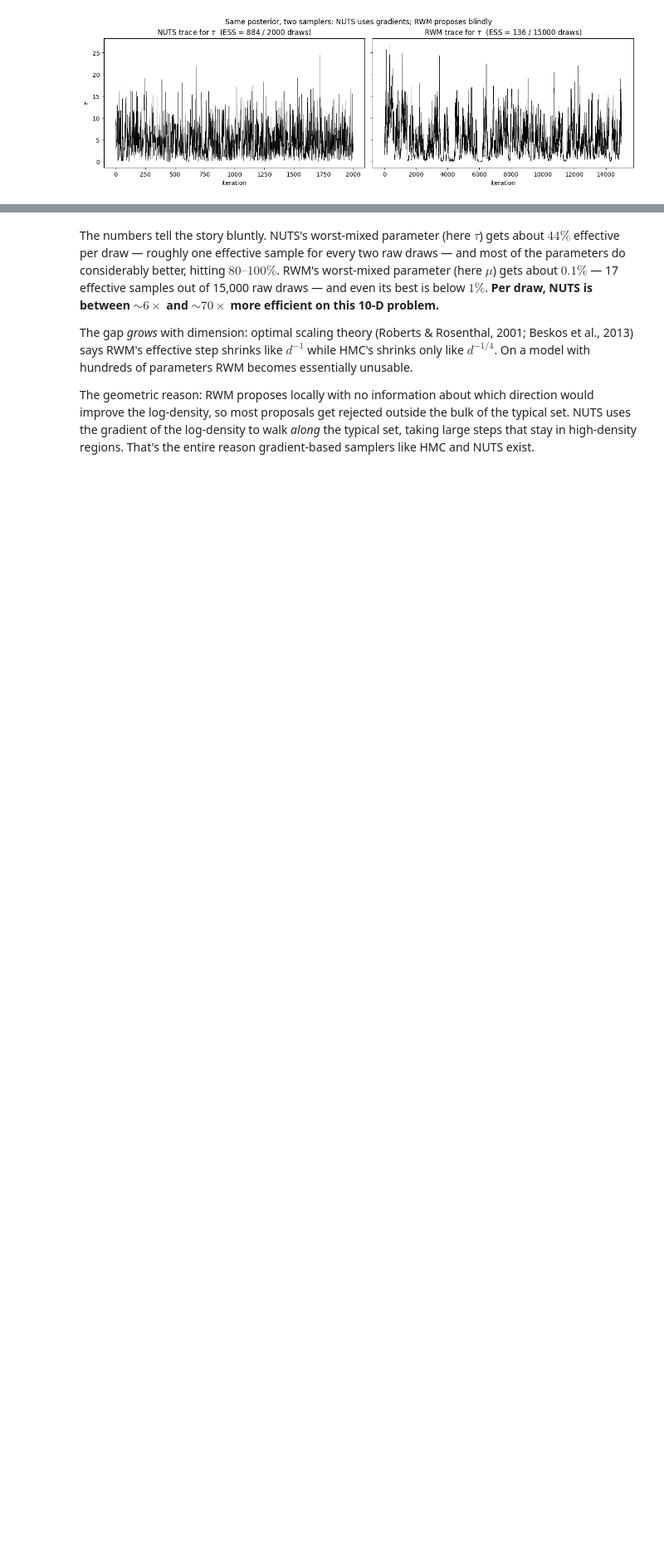
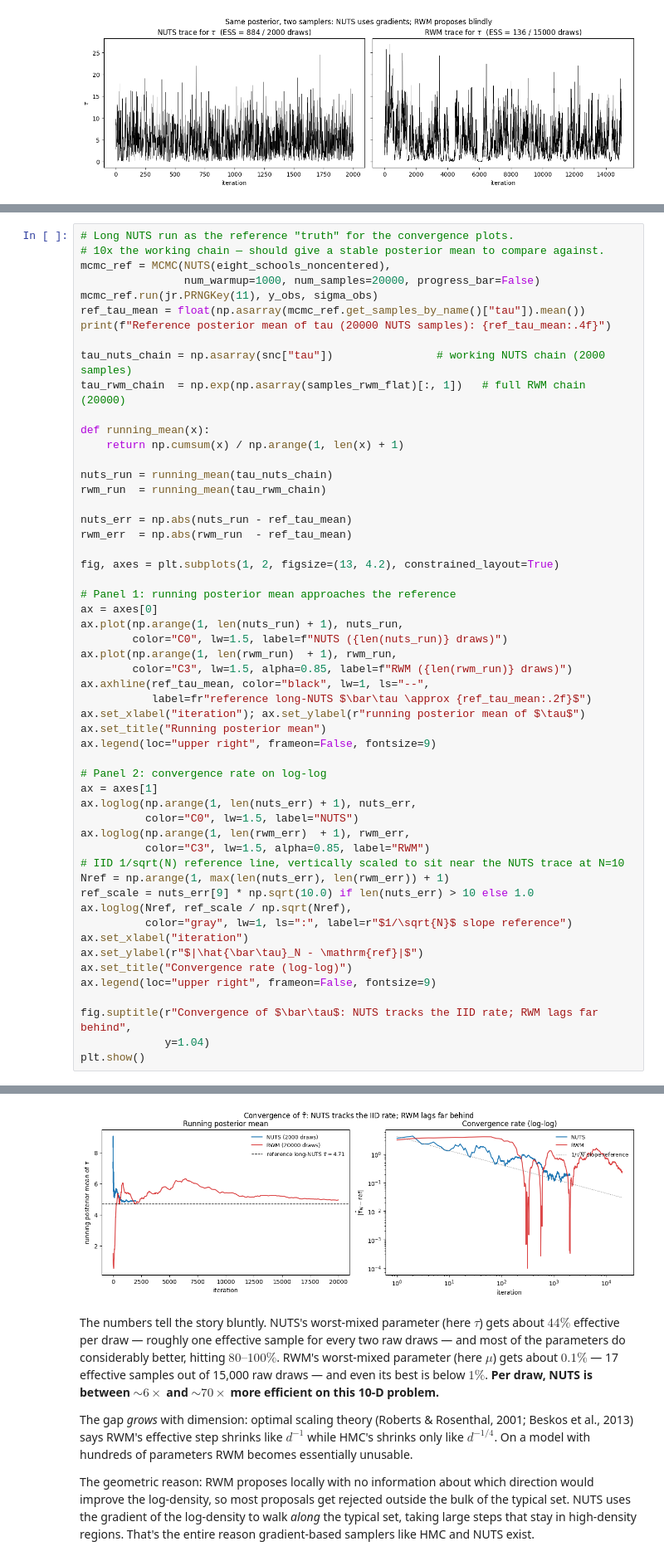
Before and after one commit to datvo06/effectful_mcmc, a Jupyter notebook: docs/quickstart.ipynb, the cells around one changed output, grey strips where cells are left out. Shown at 83% size. Saved outputs shown, nothing was run; the diff lists cells and outputs as text; blank space fills up the shorter version.

```diff
--- a/docs/quickstart.ipynb
+++ b/docs/quickstart.ipynb
@@ -465,0 +482,55 @@ plt.show()
+# %%
+# Long NUTS run as the reference "truth" for the convergence plots.
+# 10x the working chain — should give a stable posterior mean to compare against.
+mcmc_ref = MCMC(NUTS(eight_schools_noncentered),
+                num_warmup=1000, num_samples=20000, progress_bar=False)
+mcmc_ref.run(jr.PRNGKey(11), y_obs, sigma_obs)
+ref_tau_mean = float(np.asarray(mcmc_ref.get_samples_by_name()["tau"]).mean())
+print(f"Reference posterior mean of tau (20000 NUTS samples): {ref_tau_mean:.4f}")
+
+tau_nuts_chain = np.asarray(snc["tau"])                # working NUTS chain (2000 samples)
+tau_rwm_chain  = np.exp(np.asarray(samples_rwm_flat)[:, 1])   # full RWM chain (20000)
+
+def running_mean(x):
+    return np.cumsum(x) / np.arange(1, len(x) + 1)
+
+nuts_run = running_mean(tau_nuts_chain)
+rwm_run  = running_mean(tau_rwm_chain)
+
+nuts_err = np.abs(nuts_run - ref_tau_mean)
+rwm_err  = np.abs(rwm_run  - ref_tau_mean)
+
+fig, axes = plt.subplots(1, 2, figsize=(13, 4.2), constrained_layout=True)
+
+# Panel 1: running posterior mean approaches the reference
+ax = axes[0]
+ax.plot(np.arange(1, len(nuts_run) + 1), nuts_run,
+        color="C0", lw=1.5, label=f"NUTS ({len(nuts_run)} draws)")
+ax.plot(np.arange(1, len(rwm_run)  + 1), rwm_run,
+        color="C3", lw=1.5, alpha=0.85, label=f"RWM ({len(rwm_run)} draws)")
+ax.axhline(ref_tau_mean, color="black", lw=1, ls="--",
+           label=fr"reference long-NUTS $\bar\tau \approx {ref_tau_mean:.2f}$")
+ax.set_xlabel("iteration"); ax.set_ylabel(r"running posterior mean of $\tau$")
+ax.set_title("Running posterior mean")
+ax.legend(loc="upper right", frameon=False, fontsize=9)
+
+# Panel 2: convergence rate on log-log
+ax = axes[1]
+ax.loglog(np.arange(1, len(nuts_err) + 1), nuts_err,
+          color="C0", lw=1.5, label="NUTS")
+ax.loglog(np.arange(1, len(rwm_err)  + 1), rwm_err,
+          color="C3", lw=1.5, alpha=0.85, label="RWM")
+# IID 1/sqrt(N) reference line, vertically scaled to sit near the NUTS trace at N=10
+Nref = np.arange(1, max(len(nuts_err), len(rwm_err)) + 1)
+ref_scale = nuts_err[9] * np.sqrt(10.0) if len(nuts_err) > 10 else 1.0
+ax.loglog(Nref, ref_scale / np.sqrt(Nref),
+          color="gray", lw=1, ls=":", label=r"$1/\sqrt{N}$ slope reference")
+ax.set_xlabel("iteration")
+ax.set_ylabel(r"$|\hat{\bar\tau}_N - \mathrm{ref}|$")
+ax.set_title("Convergence rate (log-log)")
+ax.legend(loc="upper right", frameon=False, fontsize=9)
+
+fig.suptitle(r"Convergence of $\bar\tau$: NUTS tracks the IID rate; RWM lags far behind",
+             y=1.04)
+plt.show()
+# %% [output]
@@ -466,3 +538,4 @@ plt.show()
+[figure, added]
 # %% [markdown]
 The numbers tell the story bluntly. NUTS's worst-mixed parameter (here $\tau$) gets about $44\%$ effective per draw — roughly one effective sample for every two raw draws — and most of the parameters do considerably better, hitting $80\text{–}100\%$. RWM's worst-mixed parameter (here $\mu$) gets about $0.1\%$ — 17 effective samples out of 15,000 raw draws — and even its best is below $1\%$. **Per draw, NUTS is between $\sim 6\times$ and $\sim 70\times$ more efficient on this 10-D problem.**
 
```
Also changed, not shown: parts of 8 cells of this notebook.
